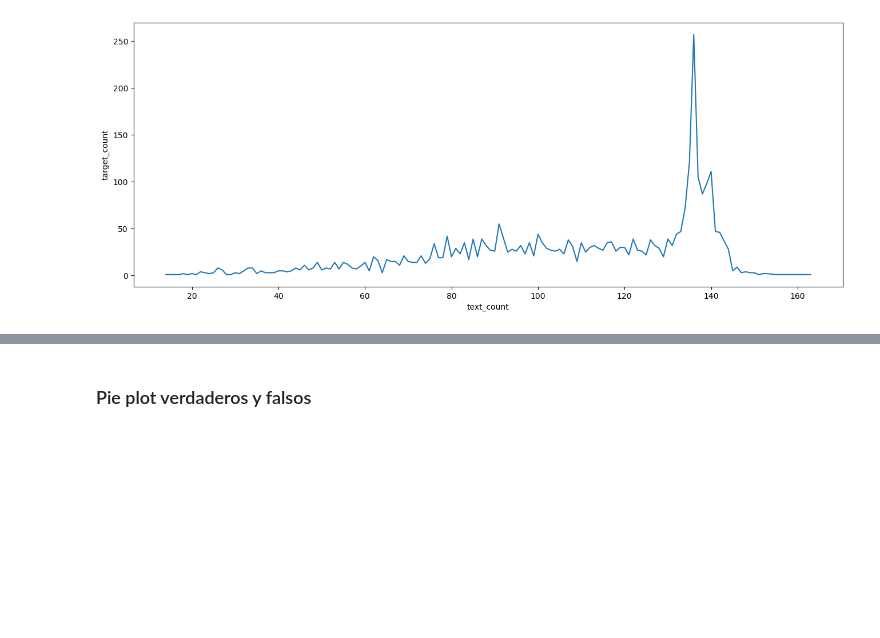
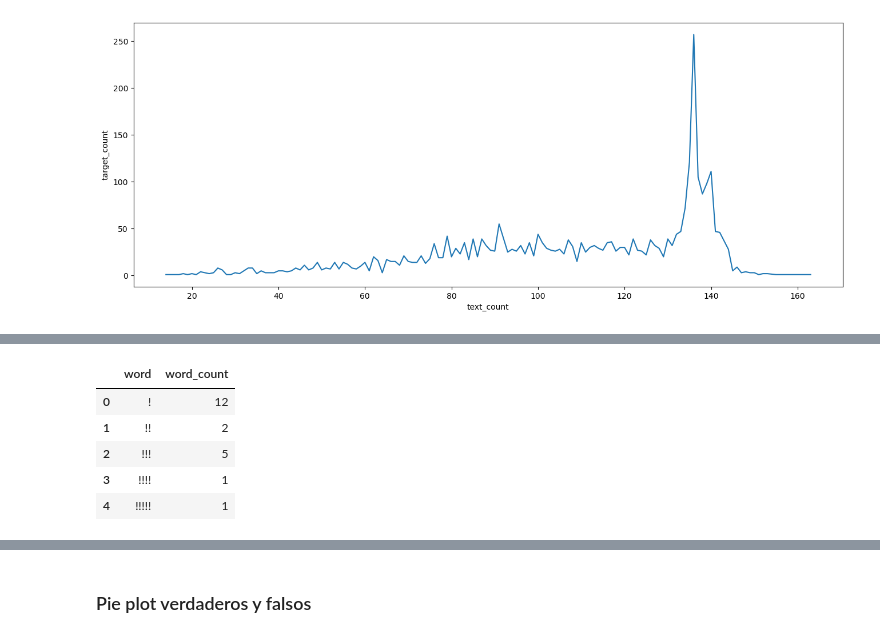
Before and after one commit to csulak/python-jupyter, a Jupyter notebook: ejercicio-twitter/ejercicio-twitter.ipynb, the cells around one changed output, grey strips where cells are left out. Saved outputs shown, nothing was run; the diff lists cells and outputs as text; code cells hidden in the pictures; blank space fills up the shorter version.

```diff
--- a/ejercicio-twitter/ejercicio-twitter.ipynb
+++ b/ejercicio-twitter/ejercicio-twitter.ipynb
@@ -326,2 +344,11 @@ plt.show()
+# %%
+words_df_grouped_falses_without_STOPWORDS.head()
+# %% [output]
+|  | word | word_count |
+| 0 | ! | 12 |
+| 1 | !! | 2 |
+| 2 | !!! | 5 |
+| 3 | !!!! | 1 |
+| 4 | !!!!! | 1 |
 # %%
 d = {}
```
Also changed, not shown: parts of 15 cells of this notebook.
